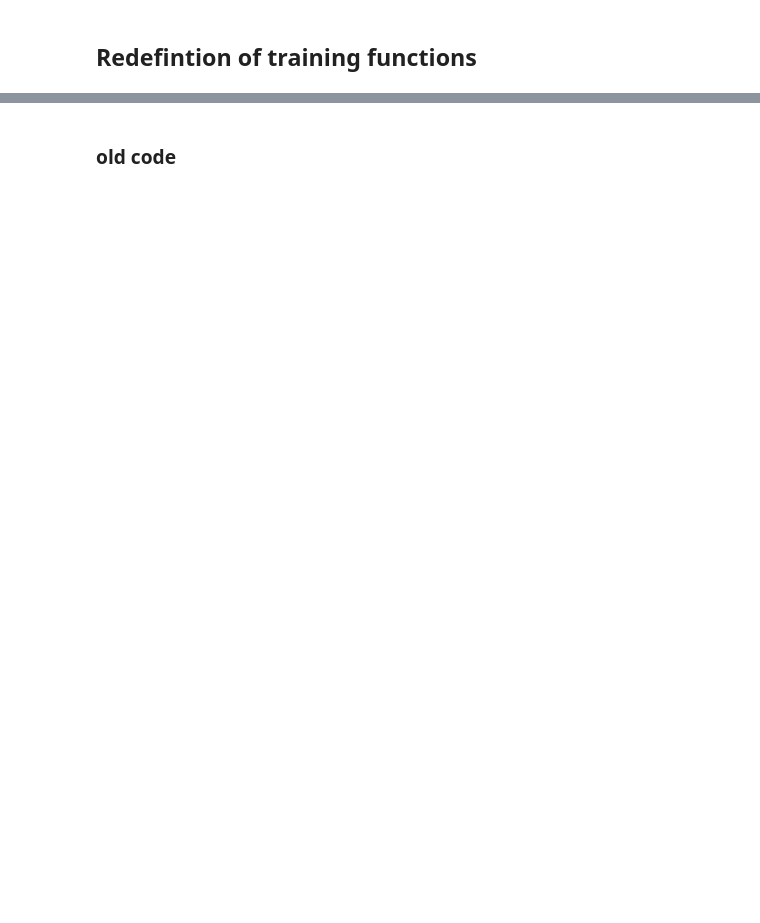
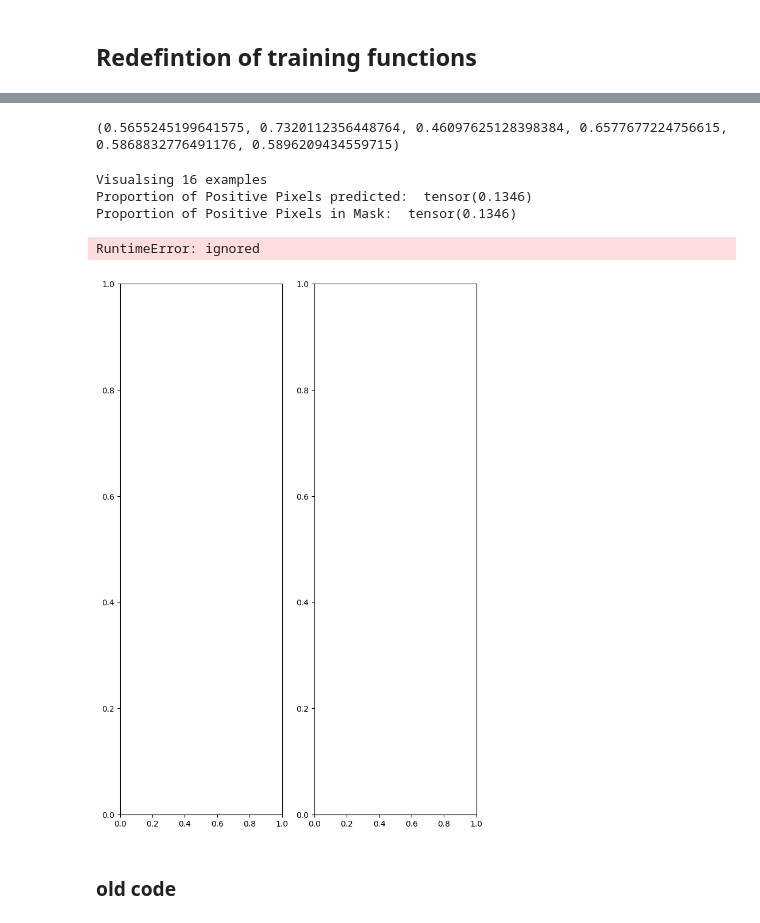
Before and after one commit to jpradov/ipeo_project, a Jupyter notebook: B3_Deeplabv3plus_NDVI.ipynb, the cells around one changed output, grey strips where cells are left out. Drawn from its saved outputs; the diff is of its cells as text; code cells hidden in the pictures; blank space fills up the shorter version.

Commit message:
updating ndvi notebook

```diff
--- a/B3_Deeplabv3plus_NDVI.ipynb
+++ b/B3_Deeplabv3plus_NDVI.ipynb
@@ -42,4 +64,3 @@ device = torch.device("cuda:0" if torch.cuda.is_available() else "cpu")
 print(device)
 #DATA_PATH = config.PATH_TO_DATA
 DATA_PATH = "/content/drive/MyDrive/ipeo_project/dataset/"
-DATA_PATH = config.PATH_TO_DATA
@@ -233,10 +276,28 @@ results = run_training(experiment_name=f"DeepLabv3plus_NDVI_lr_{learning_rate}",
 from utils.evaluation import evaluate
 
 train_dl, val_dl, test_dl = create_dataloaders(
-        data_dir=DATA_PATH, batch_size=32, bands=[0,1,2,3],ndvi=True, num_workers=0)
+        data_dir=DATA_PATH, batch_size=16, bands=[0,1,2,3], ndvi=True, num_workers=0)
 
 result = evaluate(model, device, test_dl, criterion)
 print(result)
+# %% [output]
+(0.5655245199641575, 0.7320112356448764, 0.46097625128398384, 0.6577677224756615, 0.5868832776491176, 0.5896209434559715)
+# %%
+loader = iter(test_dl)
+# %%
+from utils.evaluation import show_results_tensor
+
+batch_sample, batch_masks = next(loader)
+batch_sample = batch_sample.to(device)
+batch_predictions = (model(batch_sample).sigmoid() > 0.5).to(torch.uint8)
+batch_masks, batch_predictions, batch_sample = batch_masks[:, :,:, None], batch_predictions[:,:, None], batch_sample[:,:, None]
+show_results_tensor(batch_sample, batch_masks, batch_masks, bands=[0, 1, 2], rescale=False)
+# %% [output]
+Visualsing 16 examples
+Proportion of Positive Pixels predicted:  tensor(0.1346)
+Proportion of Positive Pixels in Mask:  tensor(0.1346)
+RuntimeError: ignored
+[figure, added]
 # %% [markdown]
 ### old code
 # %%
```
Also changed, not shown: parts of 7 cells of this notebook.
